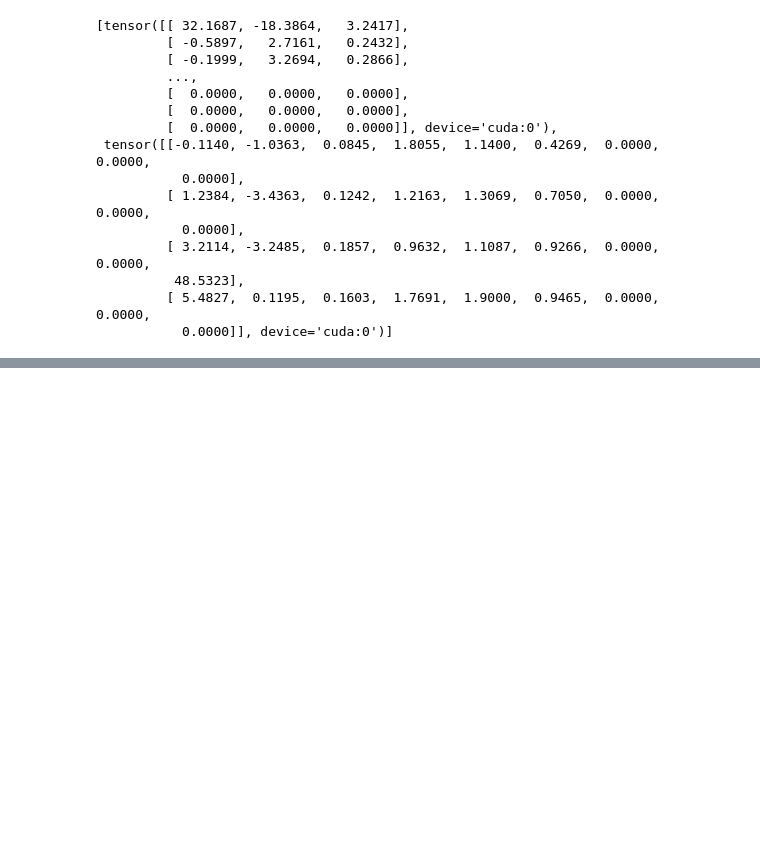
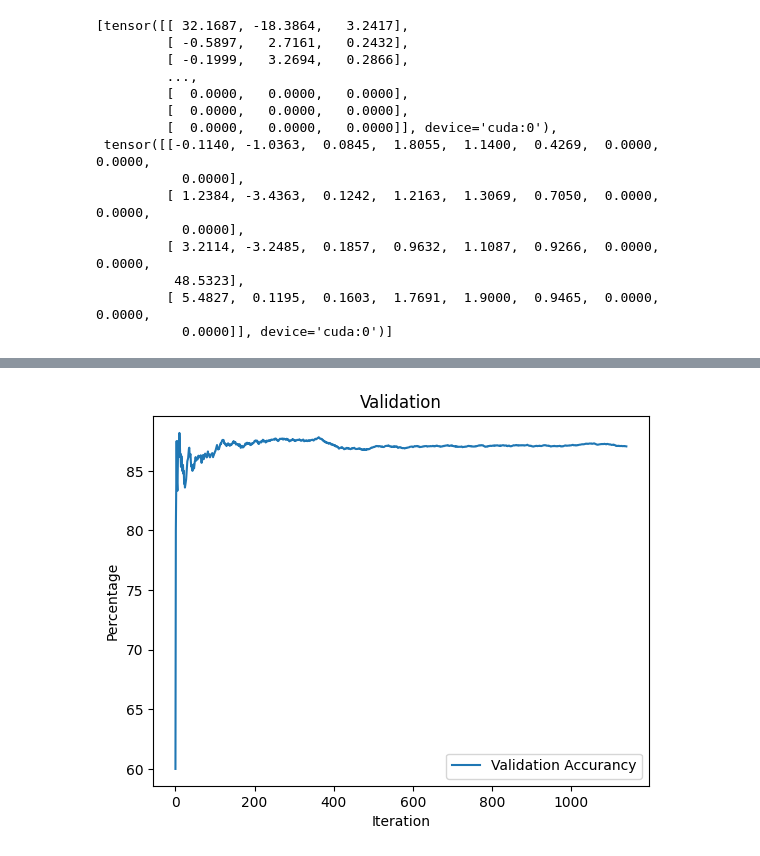
Before and after one commit to JanithSamee/Training_dynamic_env, a Jupyter notebook: DeepNeuralNetwork.ipynb, the cells around one changed output, grey strips where cells are left out. Drawn from its saved outputs; the diff is of its cells as text; code cells hidden in the pictures; blank space fills up the shorter version.

```diff
--- a/DeepNeuralNetwork.ipynb
+++ b/DeepNeuralNetwork.ipynb
@@ -237,0 +345,7 @@ Compile with `TORCH_USE_CUDA_DSA` to enable device-side assertions.
+# %%
+# Validation
+
+test_data = data.iloc[300:500]
+test_dataset = CustomDataset(data=test_data)
+test_dataset_loader = DataLoader(dataset, batch_size=1, shuffle=True)
+dataset_loader.dataset[0]
@@ -237,0 +368,51 @@ Compile with `TORCH_USE_CUDA_DSA` to enable device-side assertions.
+# %%
+correct = 0
+total = 0
+running_loss = 0.0
+model.eval()
+validation_loss=[]
+validation_accurancy=[]
+
+with torch.no_grad():
+    for Ti, _Tdata in enumerate(test_dataset_loader):
+        inputs, labels = _Tdata
+
+        prob, boxes = model(inputs.transpose(1, 2))
+
+        loss = criterion(boxes, pad_labels(labels.float()))
+
+        prob_test = np.zeros((1, 10))
+        prob_test[0, :len(labels[0])] = 1 / (len(labels[0]) if len(labels[0])>0 else 1 )
+
+        loss_prob = criterion_prob(prob, torch.tensor(prob_test, device=device))
+        total_loss =  loss_prob+loss
+
+        validation_loss.append(loss.item())
+
+        _, predicted = torch.max(prob, 1)
+        total += 10
+        correct += (predicted ==  torch.tensor(prob_test, device=device)).sum().item()
+
+        validation_accurancy.append(100 * correct / total)
+
+        running_loss = running_loss + loss_prob.item()
+mean_val_accuracy = (100 * correct / total)
+mean_val_loss = ( running_loss )
+#mean_val_accuracy = accuracy(outputs,labels)
+print('Validation Accuracy: %d %%' % (mean_val_accuracy))
+print('Validation Loss:'  ,mean_val_loss )
+
+
+
+# Plot the loss function
+# plt.plot(validation_loss, label='Validation Loss')
+plt.plot(validation_accurancy, label='Validation Accurancy')
+plt.xlabel('Iteration')
+plt.ylabel('Percentage')
+plt.title('Validation')
+plt.legend()
+plt.show()
+
+
+plt.show()
+# %% [output]
@@ -238 +421,2 @@ Compile with `TORCH_USE_CUDA_DSA` to enable device-side assertions.
+[figure, added]
 # %%
```
Also changed, not shown: parts of 23 cells of this notebook, 2 other files.
